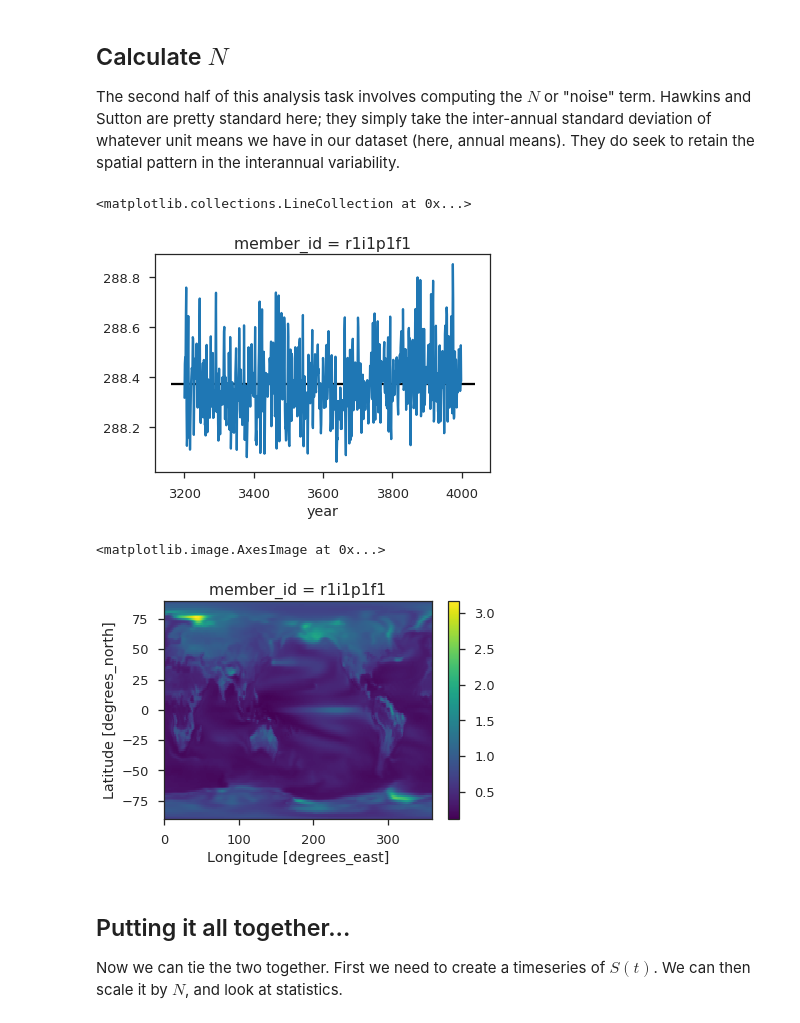
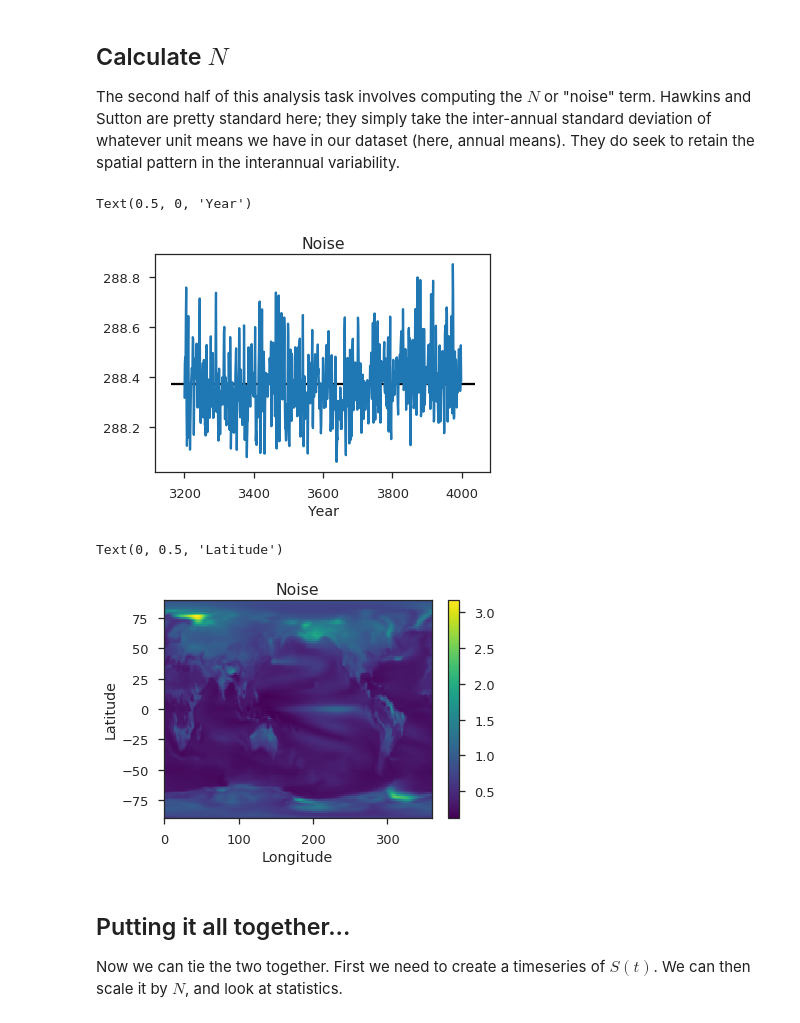
Before and after one commit to darothen/cmip6hack-toe, a Jupyter notebook: notebooks/hawkins.ipynb, the cells around one changed output. Saved outputs shown, nothing was run; the diff lists cells and outputs as text; code cells hidden in the pictures.

```diff
--- a/notebooks/hawkins.ipynb
+++ b/notebooks/hawkins.ipynb
@@ -540,9 +613,11 @@ The second half of this analysis task involves computing the $N$ or "noise" term
 x_ts = pi_ds_gavg.persist()
 x_ts.plot.line()
 plt.hlines(x_ts.mean('year'), *plt.xlim())
+plt.title("Noise")
+plt.xlabel("Year")
 # %% [output]
-<matplotlib.collections.LineCollection at 0x...>
+Text(0.5, 0, 'Year')
-[figure, old version]
+[figure, new version]
 # %%
 pi_demean = pi_ds - x_ts.mean()
 # %%
@@ -550,9 +625,13 @@ N = pi_demean.std('year')
 N = N.persist()
 # %%
 N.plot.imshow('lon', 'lat')
+plt.title('Noise')
+
+plt.xlabel('Longitude')
+plt.ylabel('Latitude')
 # %% [output]
-<matplotlib.image.AxesImage at 0x...>
+Text(0, 0.5, 'Latitude')
-[figure, old version]
+[figure, new version]
 # %% [markdown]
 ## Putting it all together...
 
```
Also changed, not shown: parts of 26 cells of this notebook.
